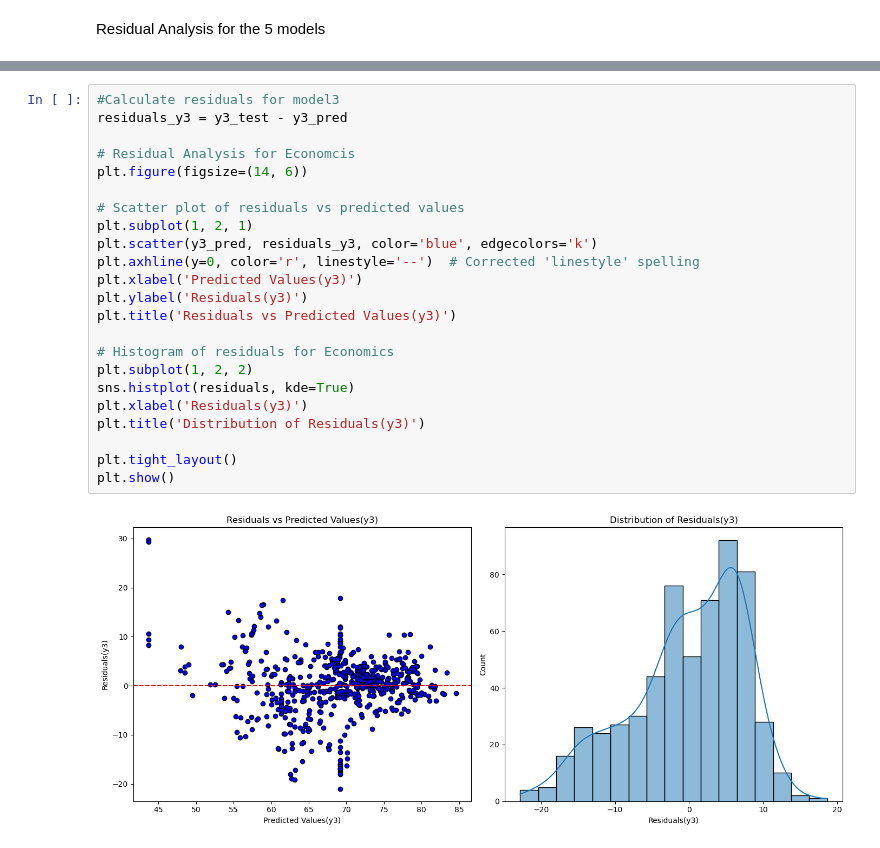
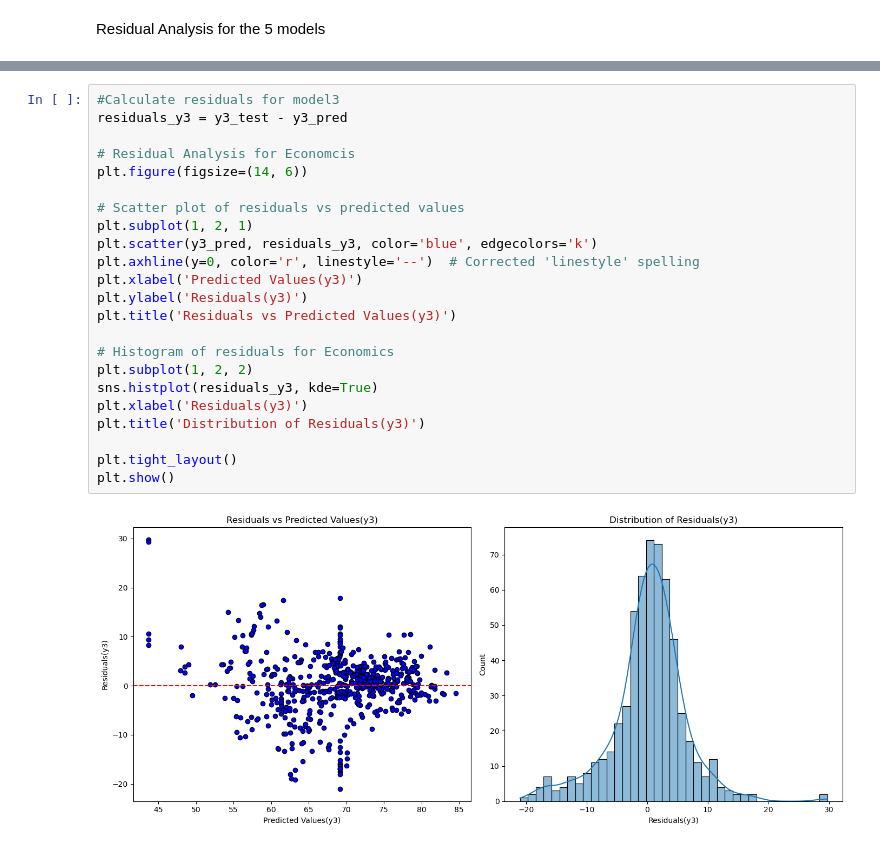
Before and after one commit to samamaryna/team_project, a Jupyter notebook: Project_1.ipynb, the cells around one changed output, grey strips where cells are left out. Cells and saved outputs as stored; diff of their text form.

```diff
--- a/Project_1.ipynb
+++ b/Project_1.ipynb
@@ -602,28 +602,28 @@ plt.show()
 # %%
 #Calculate residuals for model3
 residuals_y3 = y3_test - y3_pred
 
 # Residual Analysis for Economcis
 plt.figure(figsize=(14, 6))
 
 # Scatter plot of residuals vs predicted values
 plt.subplot(1, 2, 1)
 plt.scatter(y3_pred, residuals_y3, color='blue', edgecolors='k')
 plt.axhline(y=0, color='r', linestyle='--')  # Corrected 'linestyle' spelling
 plt.xlabel('Predicted Values(y3)')
 plt.ylabel('Residuals(y3)')
 plt.title('Residuals vs Predicted Values(y3)')
 
 # Histogram of residuals for Economics
 plt.subplot(1, 2, 2)
-sns.histplot(residuals, kde=True)
+sns.histplot(residuals_y3, kde=True)
 plt.xlabel('Residuals(y3)')
 plt.title('Distribution of Residuals(y3)')
 
 plt.tight_layout()
 plt.show()
 # %% [output]
-[figure, old version]
+[figure, new version]
 # %%
 #Calculate residuals for model4
 residuals_y4 = y4_test - y4_pred
```
Also changed, not shown: parts of 10 cells of this notebook.
